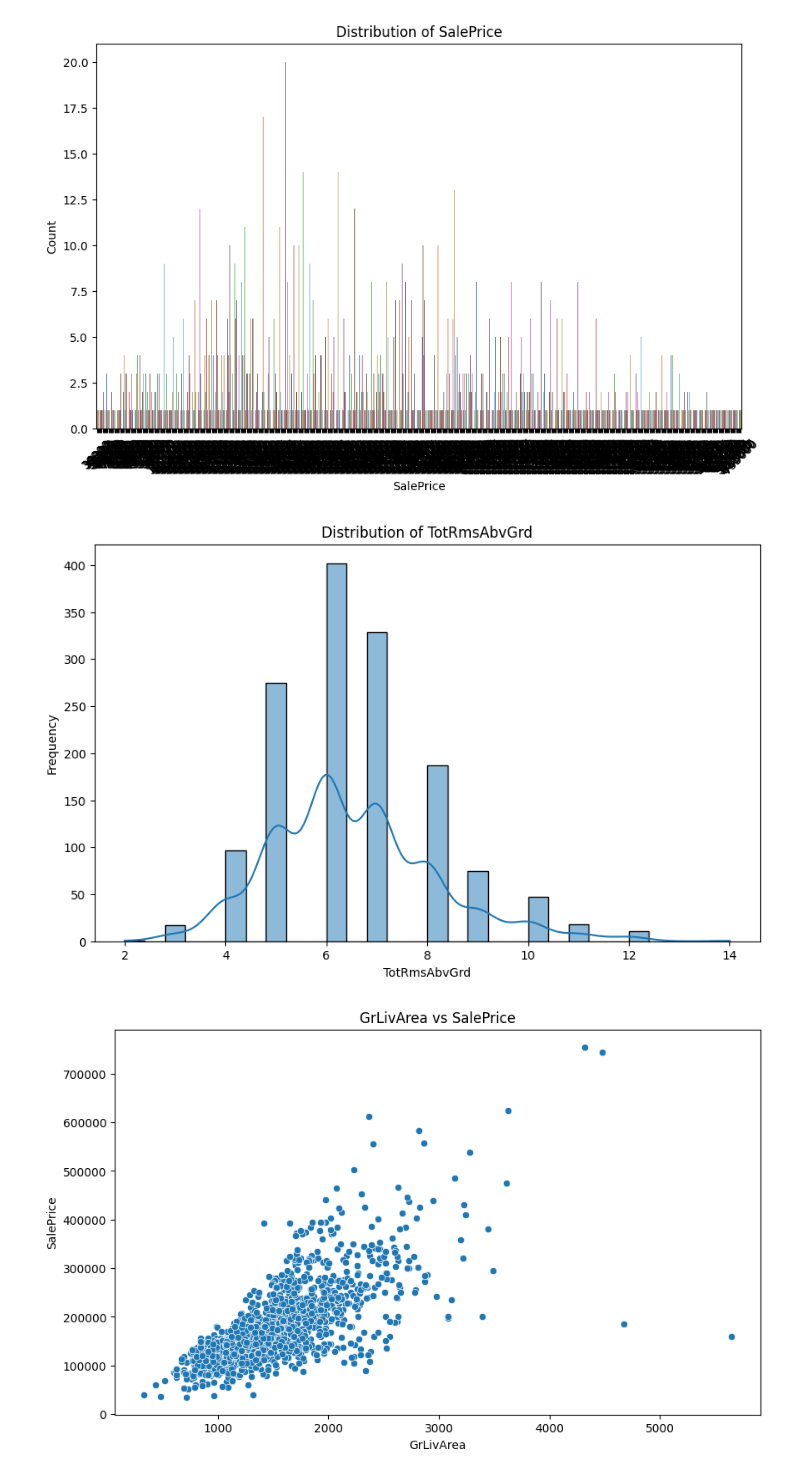
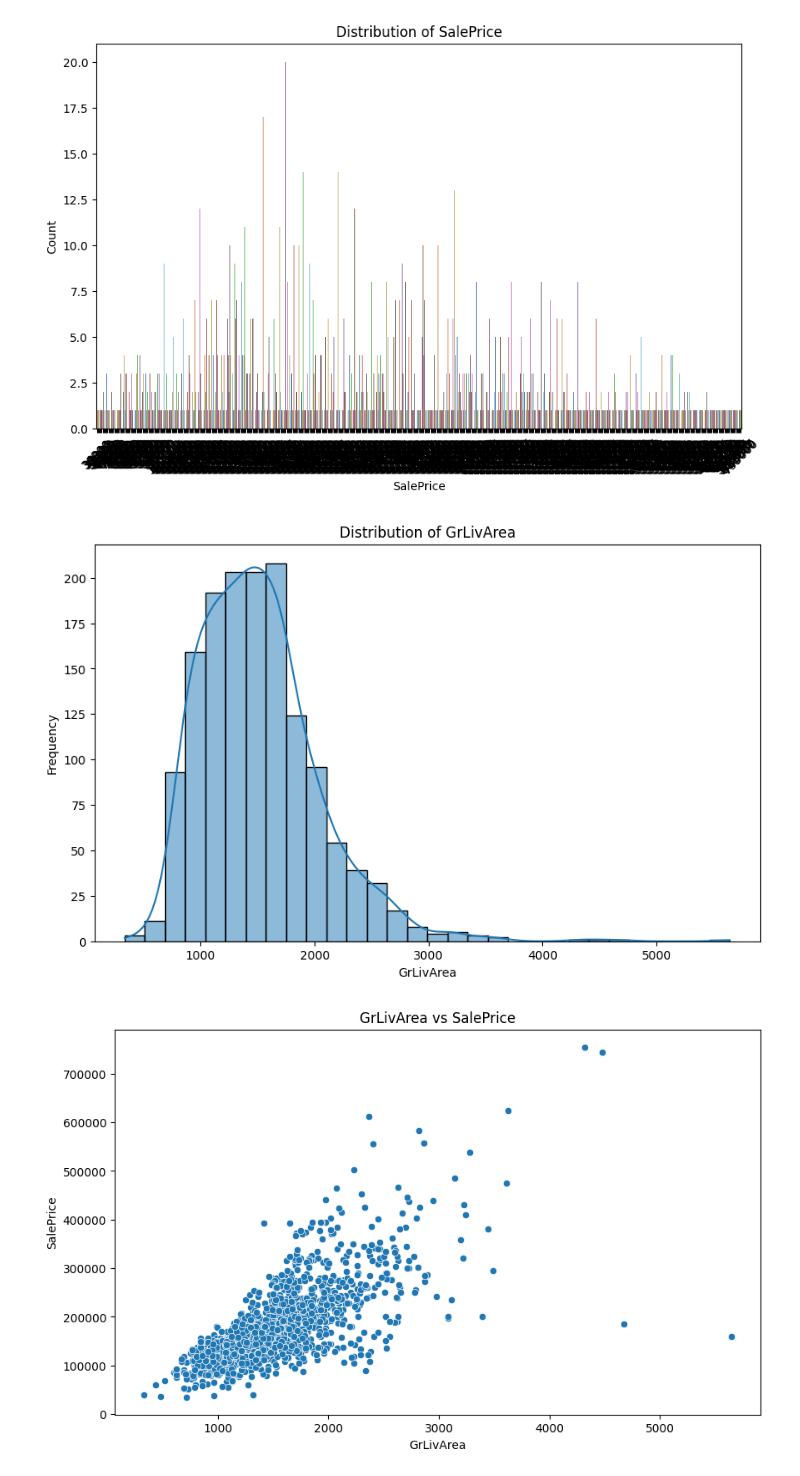
Before and after one commit to amanpreet60/Market_ml_system, a Jupyter notebook: index.ipynb, the cells around one changed output. Saved outputs shown, nothing was run; the diff lists cells and outputs as text; code cells hidden in the pictures.

```diff
--- a/index.ipynb
+++ b/index.ipynb
@@ -18,29 +18,17 @@ df.head()
 5 rows × 81 columns
 # %%
 # Define the top 15 important features
-top_15_features = [
-    'OverallQual',
-    'GrLivArea',
-    'TotalBsmtSF',
-    'YearBuilt',
-    'YearRemodAdd',
-    'GarageCars',
-    'GarageArea',
-    '1stFlrSF',
-    'FullBath',
-    'TotRmsAbvGrd',
-    'Fireplaces',
-    'KitchenQual',
-    'Neighborhood',
-    'MSZoning',
-    'LotArea'
-]
+top_features = ['OverallQual', 'YearBuilt', 'YearRemodAdd',
+                   '1stFlrSF', 'GrLivArea', 'FullBath', 'Fireplaces',
+                   'GarageArea','ExterQual', 'Foundation', 'HeatingQC', 'Neighborhood', 'CentralAir',
+                    'SaleCondition', 'PavedDrive', 'LotShape', 'SaleType', 'HouseStyle']
+
 
 # Add target variable
 target = 'SalePrice'
 
 # Filter the DataFrame
-df = df[top_15_features + [target]]
+df = df[top_features + [target]]
 
 # Display the filtered DataFrame
 df.head()
@@ -120,9 +111,9 @@ Passing `palette` without assigning `hue` is deprecated and will be removed in v
   sns.countplot(x=feature, data=df, palette="muted")
 [figure]
 # %%
-hist_plot().my_plot(df,'TotRmsAbvGrd')
+hist_plot().my_plot(df,'GrLivArea')
 # %% [output]
-[figure, old version]
+[figure, new version]
 # %%
 from analysis.analysis_src.bivariate_analysis import scatter_plot,box_plot
 scatter_plot().my_plot(df,'GrLivArea','SalePrice')
```
Also changed, not shown: parts of 45 cells of this notebook, 2 other files.
